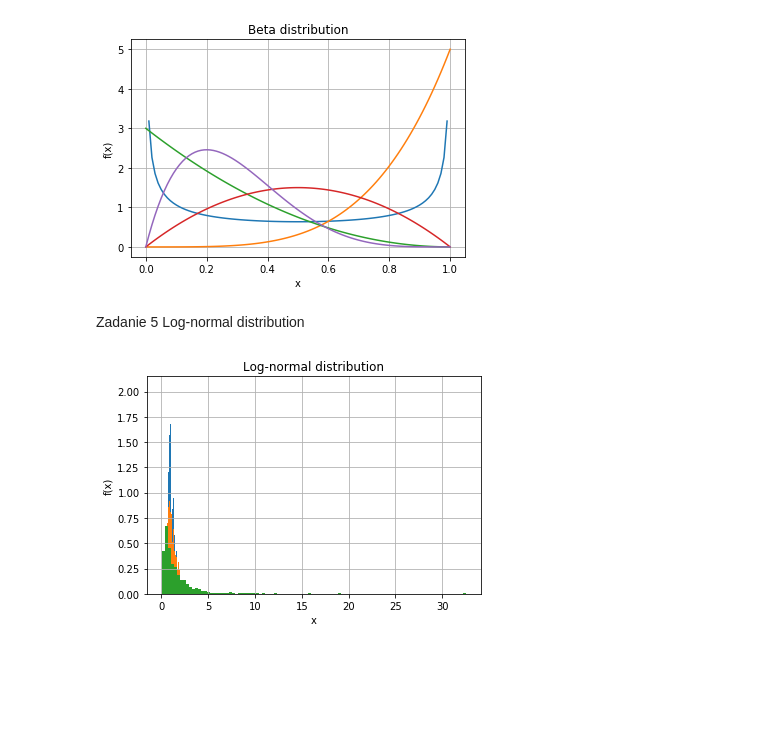
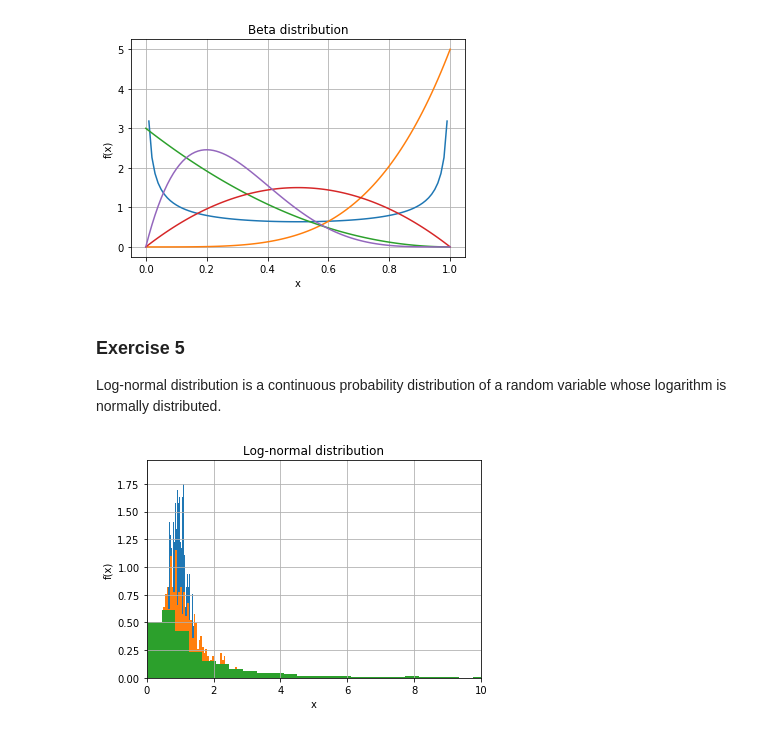
Before and after one commit to karosroczyk/DataAnalitics, a Jupyter notebook: Data Analitics/Lab2.ipynb, the cells around one changed output. Drawn from its saved outputs; the diff is of its cells as text; code cells hidden in the pictures; blank space fills up the shorter version.

```diff
--- a/Data Analitics/Lab2.ipynb
+++ b/Data Analitics/Lab2.ipynb
@@ -86,8 +98,9 @@ for (first, second) in pairs:
     i += 1
 # %% [output]
 [figure]
-# %% [markdown]
-Zadanie 5 Log-normal distribution
+# %% [markdown]
+### Exercise 5
+Log-normal distribution is a continuous probability distribution of a random variable whose logarithm is normally distributed.
 # %%
 dict = {}
 dict['0, 0.25'] = (0, 0.25)
@@ -96,14 +109,15 @@ dict['0, 1'] = (0, 1)
 # %%
 data = {}
 
 for k, (key, value) in dict.items():
     data[k] = np.random.lognormal(key, value, 1000)
     plt.hist(data[k], 100, density=True, align='mid')
     plt.grid()
     plt.xlabel('x')
     plt.ylabel('f(x)')
     plt.title('Log-normal distribution')
+    plt.xlim(0,10)
 
 #count, bins, ignored = plt.hist(data['0, 0.25'], 100, density=True, align='mid')
 # %% [output]
-[figure, old version]
+[figure, new version]
```
Also changed, not shown: parts of 11 cells of this notebook, 1 other file.
